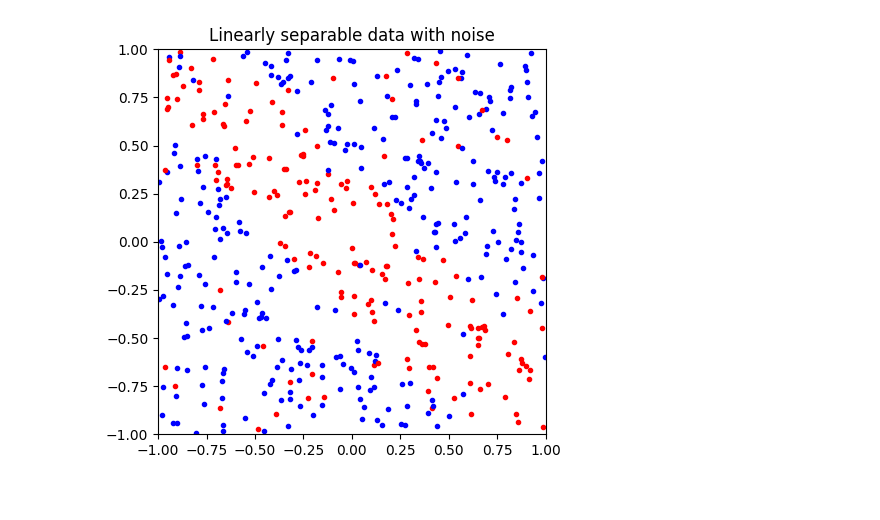
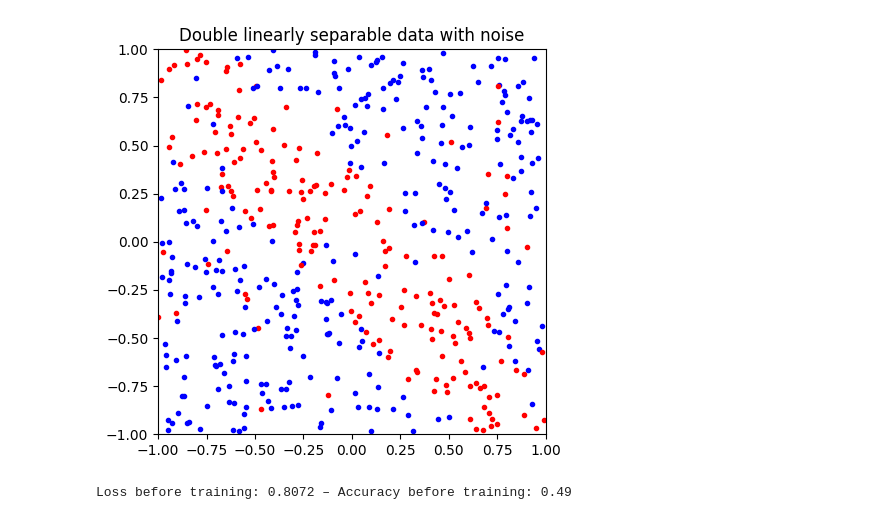
Before and after one commit to axelwilandh/perceptrons-from-scratch, a Jupyter notebook: notebooks/double_linear.ipynb, the cells around one changed output. Cells and saved outputs as stored; diff of their text form; code cells hidden in the pictures.

Commit message:
Double linear updated

```diff
--- a/notebooks/double_linear.ipynb
+++ b/notebooks/double_linear.ipynb
@@ -13,7 +14,20 @@ from experiments.datasets import plot_data
 # %%
 X_states, y_labels = make_double_linear(p=500, noise_rate=0.1)
 
-plot_title = "Linearly separable data with noise"
+plot_title = "Double linearly separable data with noise"
 plot_data(X_states, y_labels, plot_title)
 # %% [output]
-[figure, old version]
+[figure, new version]
+# %%
+model = Mlp1(input_dim=2, hidden_dim=4, lr=0.1)
+
+outputs, _ = model.forward(X_states)  # _ is cache, not needed here
+w, b = model.W2, model.b2
+
+loss = 0.5 * ((y_labels - outputs)**2).mean()
+predictions = model.predict(X_states)
+accuracy = (predictions == y_labels).mean()
+
+print(f"Loss before training: {loss:.4f} – Accuracy before training: {accuracy:.2f}")
+# %% [output]
+Loss before training: 0.8072 – Accuracy before training: 0.49
```
Also changed, not shown: parts of 5 cells of this notebook, 2 other files.
